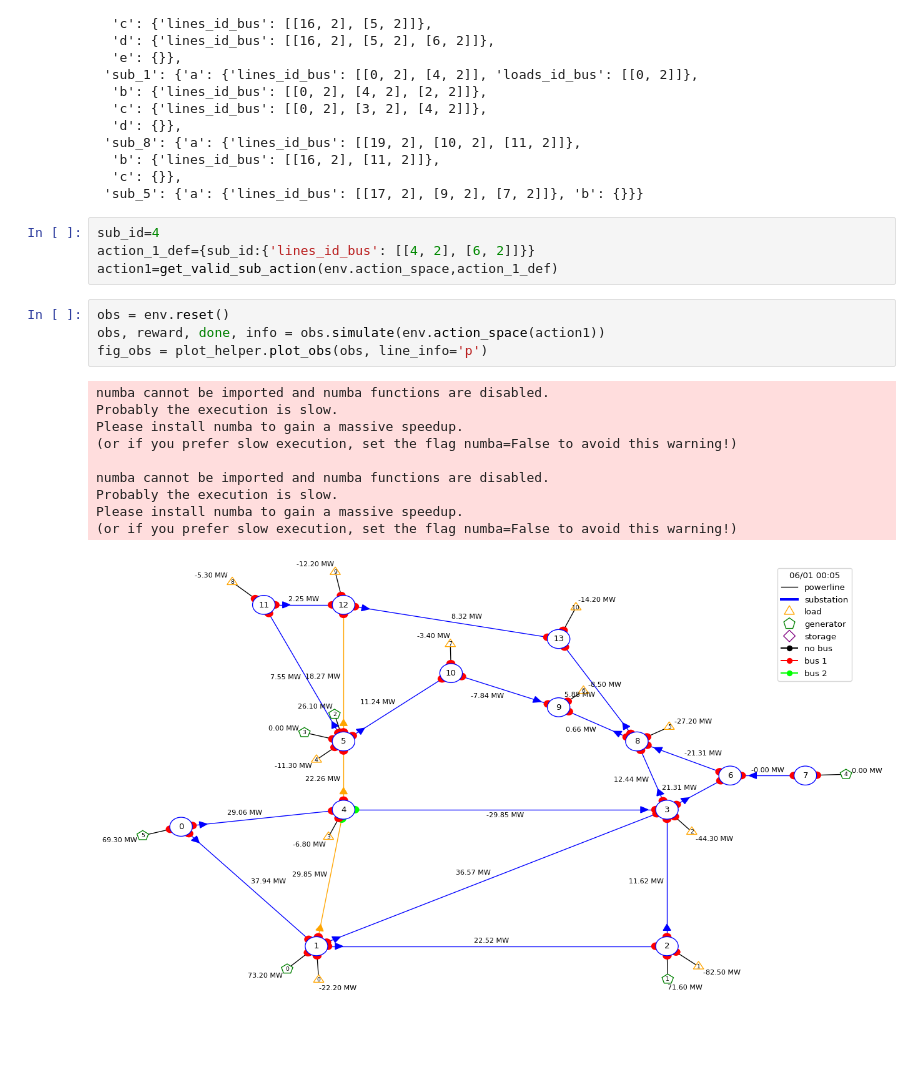
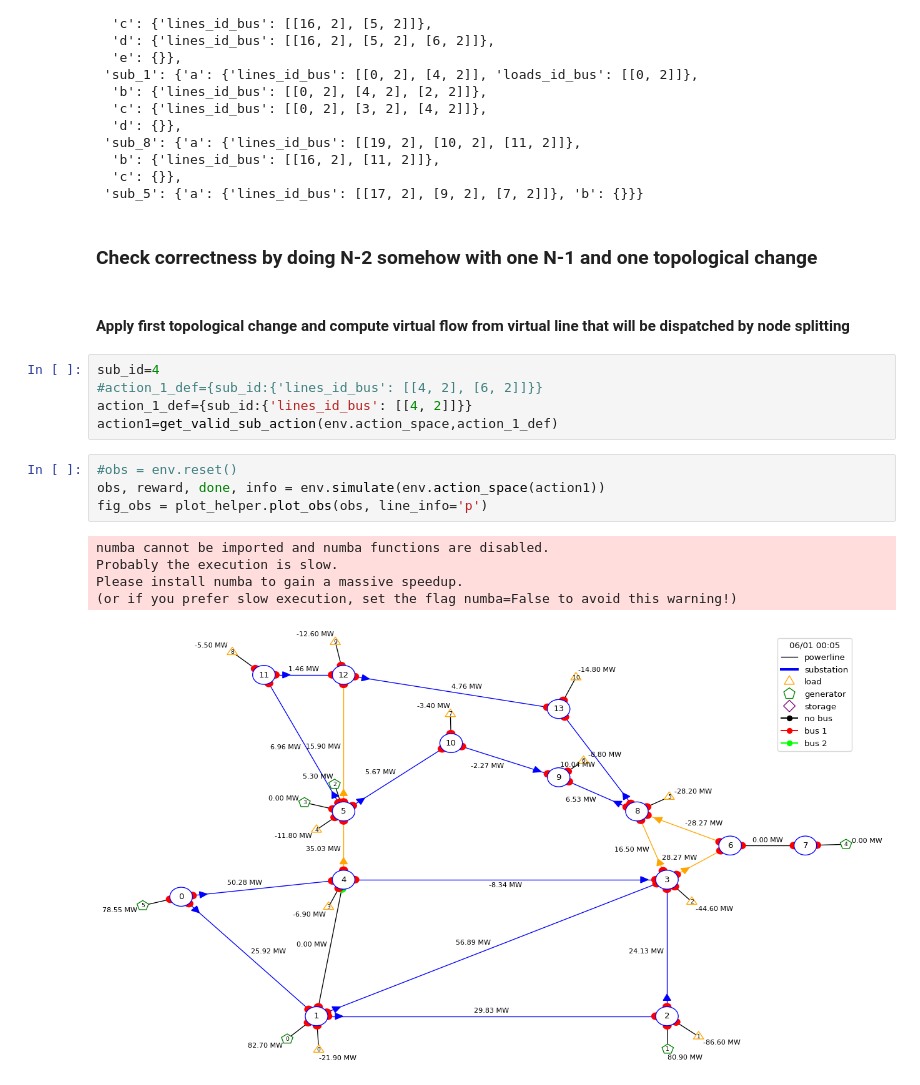
Before and after one commit to marota/Topology_Superposition_Theorem, a Jupyter notebook: TestN2fromN1.ipynb, the cells around one changed output. Saved outputs shown, nothing was run; the diff lists cells and outputs as text; blank space fills up the shorter version.

Commit message:
experiments with bus splitting chnages

```diff
--- a/TestN2fromN1.ipynb
+++ b/TestN2fromN1.ipynb
@@ -292,22 +292,22 @@ jsonObject
   'b': {'lines_id_bus': [[16, 2], [11, 2]]},
   'c': {}},
  'sub_5': {'a': {'lines_id_bus': [[17, 2], [9, 2], [7, 2]]}, 'b': {}}}
+# %% [markdown]
+### Check correctness by doing N-2 somehow with one N-1 and one topological change
+# %% [markdown]
+#### Apply first topological change and compute virtual flow from virtual line that will be dispatched by node splitting
 # %%
 sub_id=4
-action_1_def={sub_id:{'lines_id_bus': [[4, 2], [6, 2]]}}
+#action_1_def={sub_id:{'lines_id_bus': [[4, 2], [6, 2]]}}
+action_1_def={sub_id:{'lines_id_bus': [[4, 2]]}}
 action1=get_valid_sub_action(env.action_space,action_1_def)
 # %%
-obs = env.reset()
-obs, reward, done, info = obs.simulate(env.action_space(action1))
+#obs = env.reset()
+obs, reward, done, info = env.simulate(env.action_space(action1))
 fig_obs = plot_helper.plot_obs(obs, line_info='p')
 # %% [output]
 numba cannot be imported and numba functions are disabled.
 Probably the execution is slow.
 Please install numba to gain a massive speedup.
 (or if you prefer slow execution, set the flag numba=False to avoid this warning!)
-
-numba cannot be imported and numba functions are disabled.
-Probably the execution is slow.
-Please install numba to gain a massive speedup.
-(or if you prefer slow execution, set the flag numba=False to avoid this warning!)
-[figure, old version]
+[figure, new version]
```
Also changed, not shown: parts of 67 cells of this notebook.
